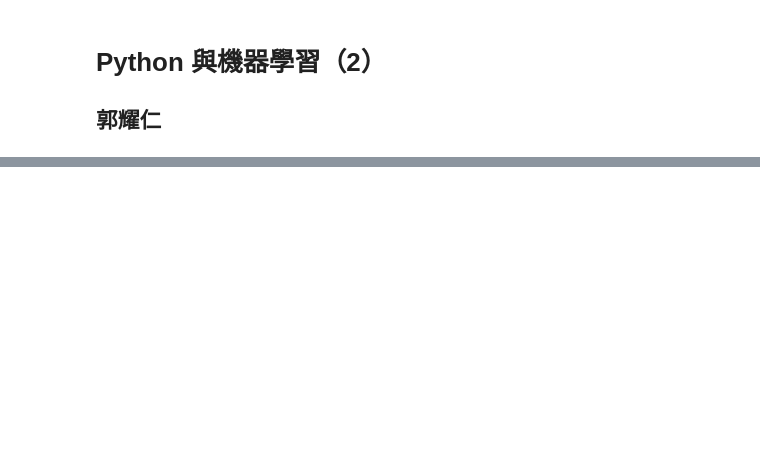
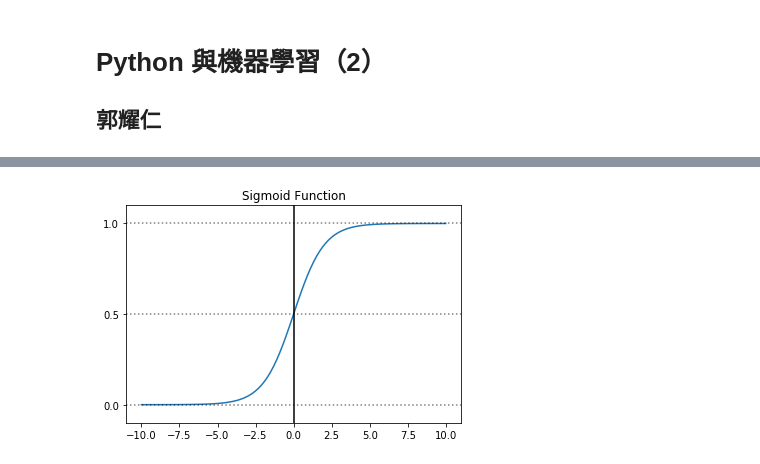
Before and after one commit to yaojenkuo/python_4_ds, a Jupyter notebook: ch12.ipynb, the cells around one changed output, grey strips where cells are left out. Cells and saved outputs as stored; diff of their text form; code cells hidden in the pictures; blank space fills up the shorter version.

```diff
--- a/ch12.ipynb
+++ b/ch12.ipynb
@@ -10,0 +35,20 @@
+# %%
+import matplotlib.pyplot as plt
+import numpy as np
+
+def sigmoid_fun(x):
+    return 1 / (1 + np.exp(-x))
+
+x = np.linspace(-10, 10, 100)
+y = sigmoid_fun(x)
+plt.plot(x, y)
+plt.axvline(0, color = 'black')
+plt.axhline(y = 0, ls = ':', color = 'k', alpha = 0.5)
+plt.axhline(y = 0.5, ls = ':', color = 'k', alpha = 0.5)
+plt.axhline(y = 1, ls = ':', color = 'k', alpha = 0.5)
+plt.yticks([0.0, 0.5, 1.0])
+plt.ylim(-0.1, 1.1)
+plt.title("Sigmoid Function")
+plt.show()
+# %% [output]
+[figure, added]
```
Also changed, not shown: parts of 22 cells of this notebook, 1 other file.
